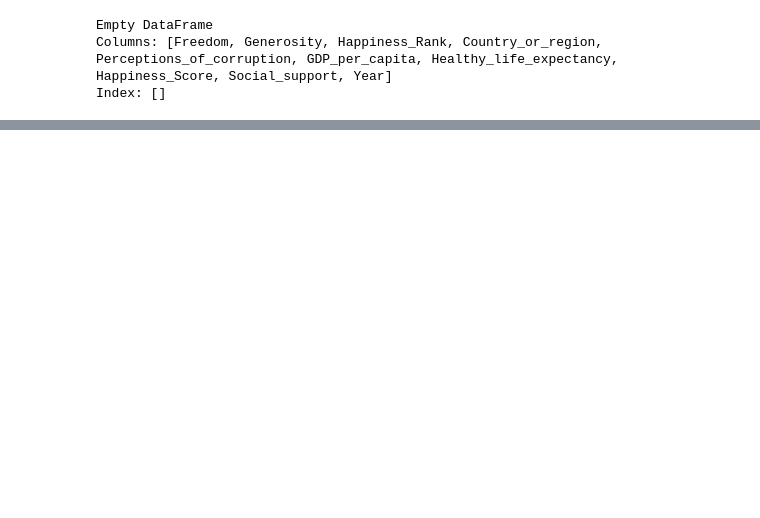
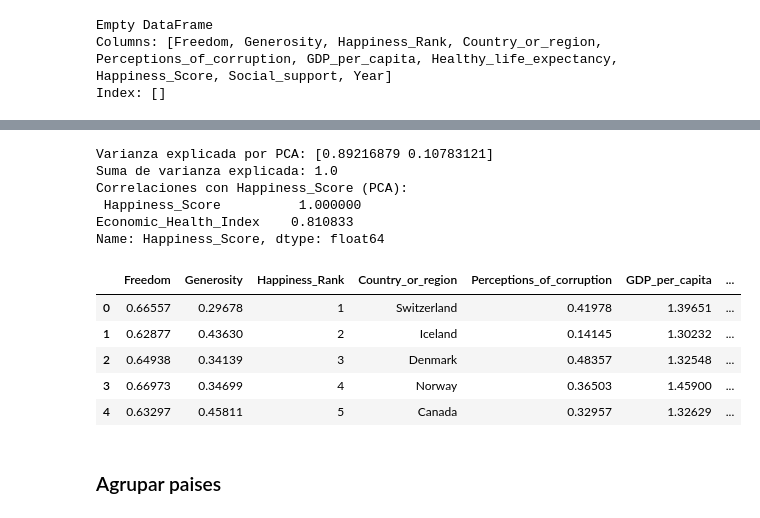
Before and after one commit to Michelburgos/Workshop-3, a Jupyter notebook: notebooks/001-EDA.ipynb, the cells around one changed output, grey strips where cells are left out. Drawn from its saved outputs; the diff is of its cells as text; code cells hidden in the pictures; blank space fills up the shorter version.

```diff
--- a/notebooks/001-EDA.ipynb
+++ b/notebooks/001-EDA.ipynb
@@ -558,0 +771,39 @@ df.describe()
+# %%
+from sklearn.decomposition import PCA
+from sklearn.preprocessing import StandardScaler
+
+# PCA para GDP_per_capita y Healthy_life_expectancy
+pca_cols = ['GDP_per_capita', 'Healthy_life_expectancy']
+pca_data = df[pca_cols]
+scaler = StandardScaler()
+pca_data_scaled = scaler.fit_transform(pca_data)
+pca = PCA(n_components=2)
+pca_result = pca.fit_transform(pca_data_scaled)
+
+# Renombrar PCA_Component_1 a Economic_Health_Index
+df['Economic_Health_Index'] = pca_result[:, 0]  # Primer componente
+# No incluir PCA_Component_2
+print("Varianza explicada por PCA:", pca.explained_variance_ratio_)
+print("Suma de varianza explicada:", sum(pca.explained_variance_ratio_))
+
+# Calcular correlación de componentes con Happiness_Score
+correlation_matrix = df[['Happiness_Score', 'Economic_Health_Index']].corr()
+print("Correlaciones con Happiness_Score (PCA):\n", correlation_matrix['Happiness_Score'])
+# %% [output]
+Varianza explicada por PCA: [0.89216879 0.10783121]
+Suma de varianza explicada: 1.0
+Correlaciones con Happiness_Score (PCA):
+ Happiness_Score          1.000000
+Economic_Health_Index    0.810833
+Name: Happiness_Score, dtype: float64
+# %%
+df.head()
+# %% [output]
+|  | Freedom | Generosity | Happiness_Rank | Country_or_region | Perceptions_of_corruption | GDP_per_capita | ... |
+| 0 | 0.66557 | 0.29678 | 1 | Switzerland | 0.41978 | 1.39651 | ... |
+| 1 | 0.62877 | 0.43630 | 2 | Iceland | 0.14145 | 1.30232 | ... |
+| 2 | 0.64938 | 0.34139 | 3 | Denmark | 0.48357 | 1.32548 | ... |
+| 3 | 0.66973 | 0.34699 | 4 | Norway | 0.36503 | 1.45900 | ... |
+| 4 | 0.63297 | 0.45811 | 5 | Canada | 0.32957 | 1.32629 | ... |
+# %% [markdown]
+### Agrupar paises
```
Also changed, not shown: parts of 40 cells of this notebook, 4 other files.
